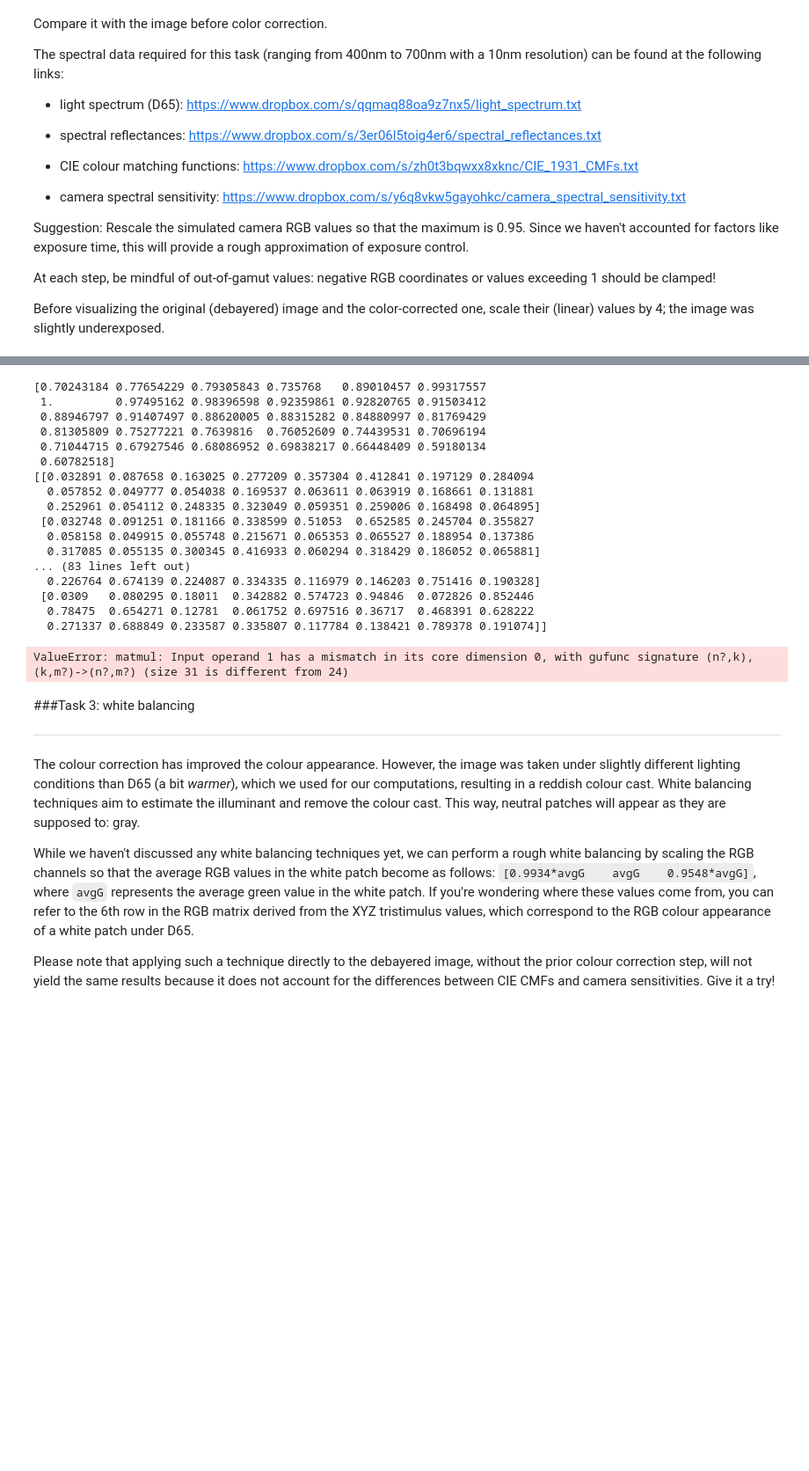
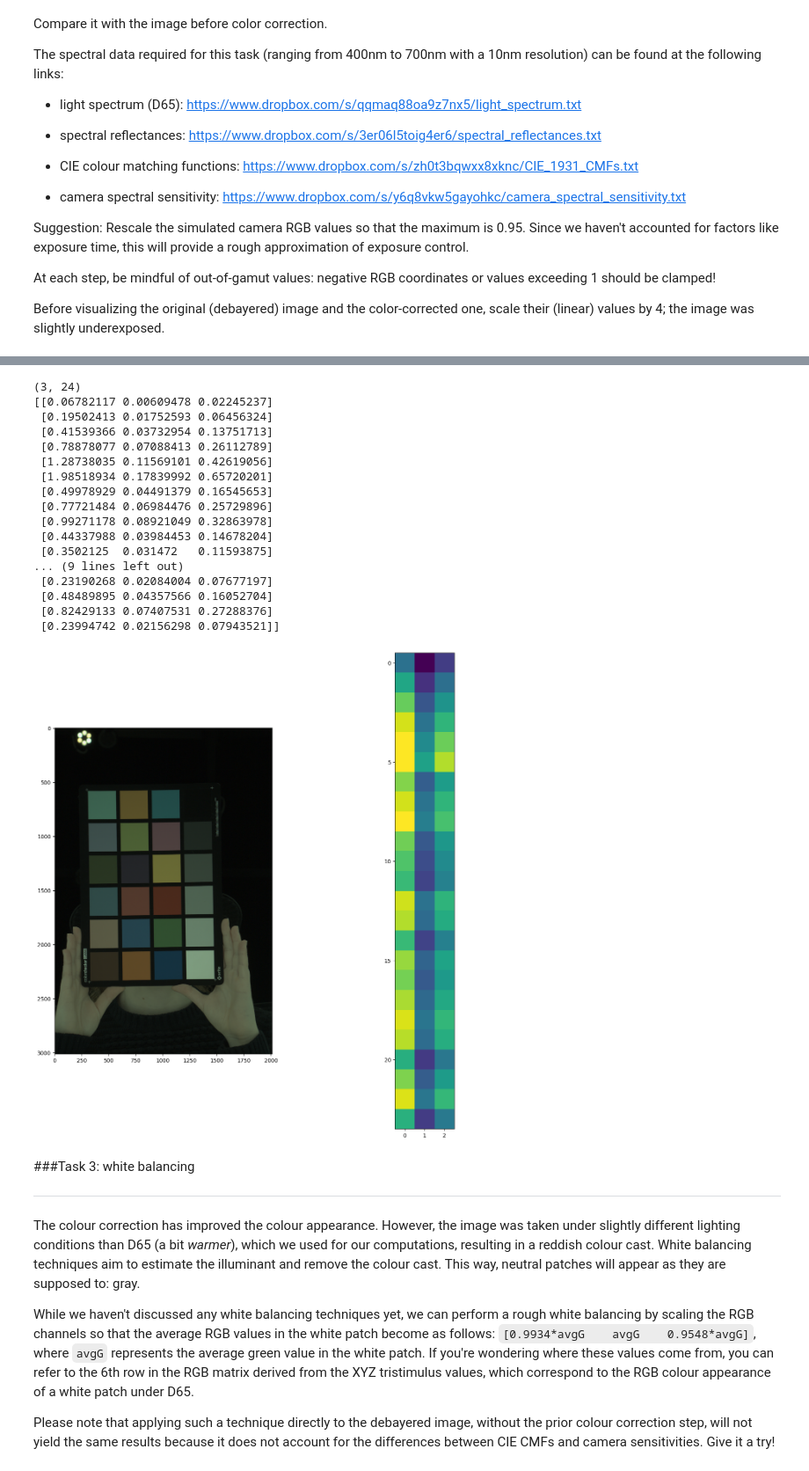
Before and after one commit to jjzsilva9/vico, a Jupyter notebook: VICO_Week_2_Practical.ipynb, the cells around one changed output, grey strips where cells are left out. Shown at 88% size. Saved outputs shown, nothing was run; the diff lists cells and outputs as text; code cells hidden in the pictures; blank space fills up the shorter version.

```diff
--- a/VICO_Week_2_Practical.ipynb
+++ b/VICO_Week_2_Practical.ipynb
@@ -245,26 +245,3 @@ IMG_DF_small.tiff   100%[===================>]   4.78M  --.-KB/s    in 0.08s
-# %%
-light_spectrum = np.loadtxt('light_spectrum.txt');
-print(light_spectrum)
-reflectances = np.loadtxt('spectral_reflectances.txt');
-print(reflectances)
-# %% [output]
-[0.70243184 0.77654229 0.79305843 0.735768   0.89010457 0.99317557
- 1.         0.97495162 0.98396598 0.92359861 0.92820765 0.91503412
- 0.88946797 0.91407497 0.88620005 0.88315282 0.84880997 0.81769429
- 0.81305809 0.75277221 0.7639816  0.76052609 0.74439531 0.70696194
- 0.71044715 0.67927546 0.68086952 0.69838217 0.66448409 0.59180134
- 0.60782518]
-[[0.032891 0.087658 0.163025 0.277209 0.357304 0.412841 0.197129 0.284094
-  0.057852 0.049777 0.054038 0.169537 0.063611 0.063919 0.168661 0.131881
-  0.252961 0.054112 0.248335 0.323049 0.059351 0.259006 0.168498 0.064895]
- [0.032748 0.091251 0.181166 0.338599 0.51053  0.652585 0.245704 0.355827
-  0.058158 0.049915 0.055748 0.215671 0.065353 0.065527 0.188954 0.137386
-  0.317085 0.055135 0.300345 0.416933 0.060294 0.318429 0.186052 0.065881]
-... (83 lines left out)
-  0.226764 0.674139 0.224087 0.334335 0.116979 0.146203 0.751416 0.190328]
- [0.0309   0.080295 0.18011  0.342882 0.574723 0.94846  0.072826 0.852446
-  0.78475  0.654271 0.12781  0.061752 0.697516 0.36717  0.468391 0.628222
-  0.271337 0.688849 0.233587 0.335807 0.117784 0.138421 0.789378 0.191074]]
 # %%
 img3 = cv2.imread("IMG_FG_small.tiff", cv2.IMREAD_ANYCOLOR | cv2.IMREAD_ANYDEPTH)
 dark_frame3 = cv2.imread("IMG_DF_small.tiff", cv2.IMREAD_ANYCOLOR | cv2.IMREAD_ANYDEPTH)
@@ -288,12 +265,21 @@ css = np.loadtxt('camera_spectral_sensitivity.txt');
 # Let's compute the white point of the SPD, which is the XYZ values for the given light spectrum.
 # In particular, we need the Y component, as it will be used to normalize the XYZ values of the color patches.
 
+# CIE CMFs were used here as they match from a wavelength to the correct XYZ values
+whitePoint = light_spectrum @ cie_cmfs
 
 #Let's compute the XYZ tristimulus values of the colour chart (the given reflectances refer to the chart)
 # It is a straightforward implementation of the equations seen in the lecture slides
 cc_XYZ = np.empty((len(reflectances[0]),3))
 # your code goes here
 
+N = sum(light_spectrum * whitePoint[1] * 10)
+
+light_spectrum = light_spectrum.reshape((31, 1))
+whitePoint = whitePoint.reshape((3, 1))
+
+cc_XYZ = 1/N * whitePoint @ (light_spectrum.T @ reflectances) * 10
+print(cc_XYZ.shape)
 # compute the RGB values from the XYZ tristimulus values,
 # either using the openCV built-in function
 # or we could use the XYZ->RGB matrix
@@ -302,45 +288,70 @@ matrix_XYZ2RGB = np.array([[3.240479, -1.53715, -0.498535],
                   [-0.969256, 1.875991, 0.041556],
                   [0.055648, -0.204043, 1.057311]])
 
-cc_RGB = # your code goes here
-
+cc_RGB = cc_XYZ.T @ matrix_XYZ2RGB
+print(cc_RGB)
 #some values might be outside the [0-1] range in linear RGB - that is, out of gamut. Let's clamp them!
 # your code goes here
-
+cc_RGB_clamped = cc_RGB.clip(0, 1)
 
 #Let's move on to the simulated RGB values in camera space of the colour chart
 cc_simulated_RGB = np.empty((len(reflectances[0]),3))
-# your code goes here
+
+epsilon = 216/24389
+k = 24389/27
+for i, row in enumerate(cc_RGB_clamped):
+  for j in range(3):
+    if row[j] > epsilon:
+      cc_RGB_clamped[i][j] = np.cbrt(row[j])
+    else:
+      cc_RGB_clamped[i][j] = (k*row[j] + 16)/116
 
 # let's rescale the simulated RGB values as suggested - the max (which typically corresponds to one of the rgb channels of the white patch) will be set to 0.95
 # your code goes here
 
 #the values should all be positive, given that all the terms used must be positive. Sometimes, there might be issues in the data, so just in case let's clamp the RGB values:
 # your code goes here
 
 # find the colour correction matrix M0 as the least-squares solution of cc_simulated_RGB*M0 = cc_RGB
 # your code goes here
 
 # apply the colour correction to the input image
-colour_img_corrected = # your code goes here
+#colour_img_corrected = # your code goes here
 
 # now there might be negative values (have a look at M0). Again, let's deal with out of gamut values.
-colour_img_corrected = # your code goes here
+#colour_img_corrected = # your code goes here
 
 
 # scale the brightness up; the light source will appear saturated, but the rest of the image will be more visible.
 # Let's compare the image before - after correction: colours should be more vivid now!
 colour_img_corrected = colour_img_corrected*4;
 colour_img_before_correction = colour_img_before_correction*4
 
 fig=plt.figure(figsize=(16, 16))
 fig.add_subplot(1,2,1)
 plt.imshow(np.power(colour_img_before_correction,1/2.2))
 fig.add_subplot(1,2,2)
 plt.imshow(np.power(colour_img_corrected,1/2.2))
 plt.show()
 # %% [output]
-ValueError: matmul: Input operand 1 has a mismatch in its core dimension 0, with gufunc signature (n?,k),(k,m?)->(n?,m?) (size 31 is different from 24)
+(3, 24)
+[[0.06782117 0.00609478 0.02245237]
+ [0.19502413 0.01752593 0.06456324]
+ [0.41539366 0.03732954 0.13751713]
+ [0.78878077 0.07088413 0.26112789]
+ [1.28738035 0.11569101 0.42619056]
+ [1.98518934 0.17839992 0.65720201]
+ [0.49978929 0.04491379 0.16545653]
+ [0.77721484 0.06984476 0.25729896]
+ [0.99271178 0.08921049 0.32863978]
+ [0.44337988 0.03984453 0.14678204]
+ [0.3502125  0.031472   0.11593875]
+... (9 lines left out)
+ [0.23190268 0.02084004 0.07677197]
+ [0.48489895 0.04357566 0.16052704]
+ [0.82429133 0.07407531 0.27288376]
+ [0.23994742 0.02156298 0.07943521]]
+[figure, added]
 # %% [markdown]
 ###Task 3: white balancing
 
```
Also changed, not shown: parts of 3 cells of this notebook.
